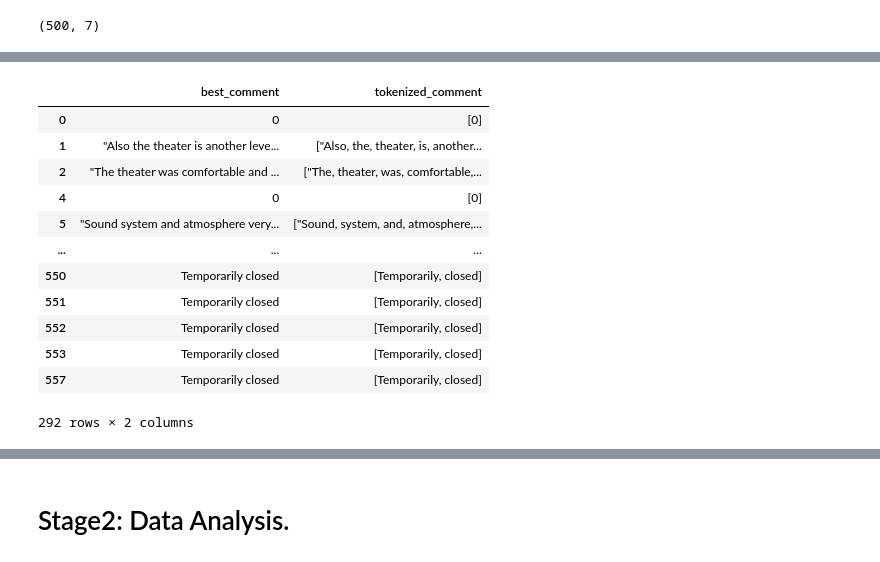
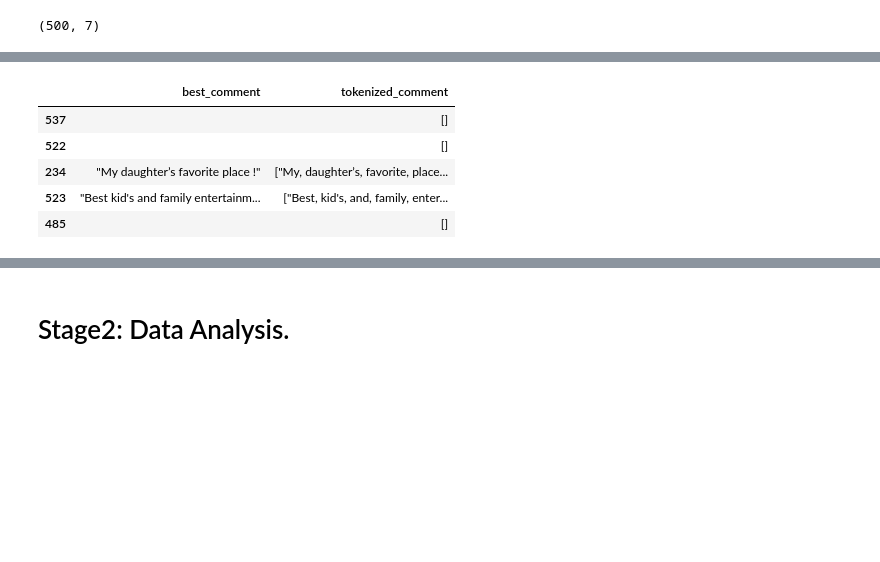
Before and after one commit to wateen-1/AI221-Project, a Jupyter notebook: AI221_AI_Programming_Entertainment_in_KSA_.ipynb, the cells around one changed output, grey strips where cells are left out. Drawn from its saved outputs; the diff is of its cells as text; code cells hidden in the pictures; blank space fills up the shorter version.

```diff
--- a/AI221_AI_Programming_Entertainment_in_KSA_.ipynb
+++ b/AI221_AI_Programming_Entertainment_in_KSA_.ipynb
@@ -63,18 +62,14 @@ memory usage: 31.0+ KB
 #Stage1: Processing the dataset.
 # %%
 #taking sub of dataset
-df_subset = df.sample(n=500, random_state=42)
-df_subset.shape
+df = df.sample(n=500, random_state=42)
+df.shape
 # %% [output]
 (500, 7)
 # %%
-# Filling or removing missing values (NaN values).
+# checking(NaN values).
 print (f"missing_values count: ")
 missing_values = df.isnull().sum()
 missing_values
-
-df.dropna(subset=['genre', 'location'], inplace=True)
-df['best_comment'].fillna(0, inplace=True)
-df['review_count'].fillna(0, inplace=True)
 # %% [output]
 missing_values count:
@@ -92,0 +85,10 @@ For example, when doing 'df[col].method(value, inplace=True)', try using 'df.met
+# %%
+# Removing rows with NaN in these columns
+df.dropna(subset=['name','genre', 'location'], inplace=True)
+
+# Filling missing values
+df['best_comment'] = df['best_comment'].fillna(" ")
+df['review_count'] = df['review_count'].fillna(0)
+
+# Fill missing Names
+df['name'] = df['name'].fillna('Unknown')
@@ -122,19 +146,12 @@ dublicate count after removing: 0
 # %%
- #Tokenizing text data.
-df["tokenized_comment"] = df["best_comment"].astype(str).str.split()
+ #Tokenizing text data:
+df.loc[:, 'tokenized_comment'] = df['best_comment'].astype(str).apply(lambda x: x.split())
 # %%
-df[["best_comment", "tokenized_comment"]]
+df[['best_comment', 'tokenized_comment']].head()
 # %% [output]
 |  | best_comment | tokenized_comment |
-| 0 | 0 | [0] |
-| 1 | "Also the theater is another leve... | ["Also, the, theater, is, another... |
-| 2 | "The theater was comfortable and ... | ["The, theater, was, comfortable,... |
-| 4 | 0 | [0] |
-| 5 | "Sound system and atmosphere very... | ["Sound, system, and, atmosphere,... |
-| ... | ... | ... |
-| 550 | Temporarily closed | [Temporarily, closed] |
-| 551 | Temporarily closed | [Temporarily, closed] |
-| 552 | Temporarily closed | [Temporarily, closed] |
-| 553 | Temporarily closed | [Temporarily, closed] |
-| 557 | Temporarily closed | [Temporarily, closed] |
+| 537 |  | [] |
+| 522 |  | [] |
+| 234 | "My daughter’s favorite place !" | ["My, daughter’s, favorite, place... |
+| 523 | "Best kid's and family entertainm... | ["Best, kid's, and, family, enter... |
+| 485 |  | [] |
-292 rows × 2 columns
```
Also changed, not shown: parts of 19 cells of this notebook.
